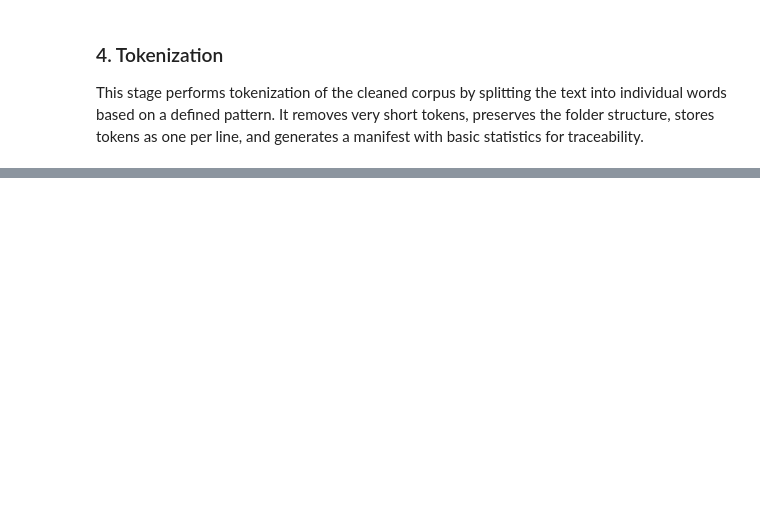
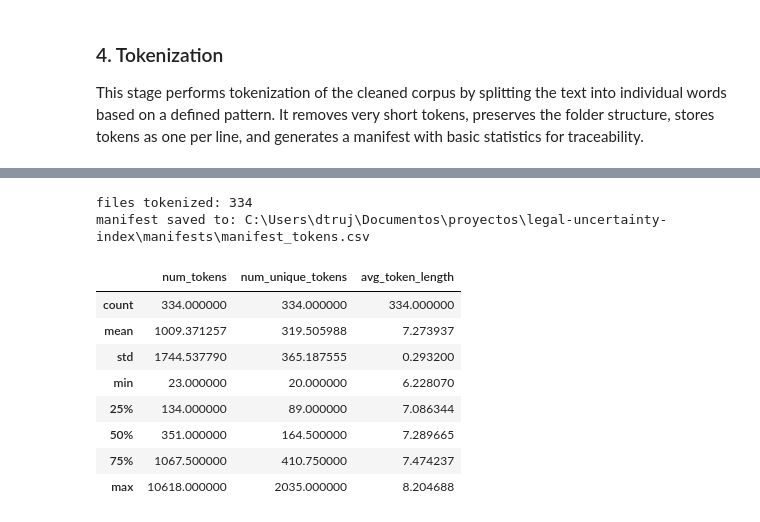
Before and after one commit to tbdorys/legal-uncertainty-index, a Jupyter notebook: notebooks/05_nlp_preprocessing.ipynb, the cells around one changed output, grey strips where cells are left out. Saved outputs shown, nothing was run; the diff lists cells and outputs as text; code cells hidden in the pictures; blank space fills up the shorter version.

```diff
--- a/notebooks/05_nlp_preprocessing.ipynb
+++ b/notebooks/05_nlp_preprocessing.ipynb
@@ -771,0 +736,73 @@ manifest saved to: C:\Users\dtruj\Documentos\proyectos\legal-uncertainty-index\m
+# %%
+# input from previous stage
+NLP_CLEAN_ROOT = CLEAN_ROOT / "nlp_clean"
+
+# output
+TOKENS_ROOT = CLEAN_ROOT / "tokens"
+TOKENS_ROOT.mkdir(parents=True, exist_ok=True)
+
+TOKENS_MANIFEST_PATH = MANIFEST_ROOT / "manifest_tokens.csv"
+
+# token pattern
+TOKEN_PATTERN = r"[a-zñ]+"
+
+def remove_accents(text: str) -> str:
+    return "".join(
+        char for char in unicodedata.normalize("NFD", text)
+        if unicodedata.category(char) != "Mn"
+    )
+
+def tokenize_text(text: str):
+    text = text.lower()
+    text = remove_accents(text)
+    tokens = re.findall(TOKEN_PATTERN, text)
+
+    # remove very short tokens
+    tokens = [t for t in tokens if len(t) > 2]
+
+    return tokens
+
+# processing
+rows = []
+
+nlp_clean_files = sorted(NLP_CLEAN_ROOT.rglob("*.txt"))
+
+for txt_path in nlp_clean_files:
+    rel_path = txt_path.relative_to(NLP_CLEAN_ROOT)
+    out_path = TOKENS_ROOT / rel_path.with_suffix(".txt")
+    out_path.parent.mkdir(parents=True, exist_ok=True)
+
+    text = txt_path.read_text(encoding="utf-8", errors="ignore")
+    tokens = tokenize_text(text)
+
+    # save tokens (one per line)
+    out_path.write_text("\n".join(tokens), encoding="utf-8")
+
+    rows.append({
+        "input_file": str(txt_path),
+        "output_file": str(out_path),
+        "num_tokens": len(tokens),
+        "num_unique_tokens": len(set(tokens)),
+        "avg_token_length": sum(len(t) for t in tokens) / len(tokens) if tokens else 0,
+        "status": "ok"
+    })
+
+df_tokens = pd.DataFrame(rows)
+df_tokens.to_csv(TOKENS_MANIFEST_PATH, index=False, encoding="utf-8")
+
+print("files tokenized:", len(df_tokens))
+print("manifest saved to:", TOKENS_MANIFEST_PATH)
+
+display(df_tokens[["num_tokens", "num_unique_tokens", "avg_token_length"]].describe())
+# %% [output]
+files tokenized: 334
+manifest saved to: C:\Users\dtruj\Documentos\proyectos\legal-uncertainty-index\manifests\manifest_tokens.csv
+|  | num_tokens | num_unique_tokens | avg_token_length |
+| count | 334.000000 | 334.000000 | 334.000000 |
+| mean | 1009.371257 | 319.505988 | 7.273937 |
+| std | 1744.537790 | 365.187555 | 0.293200 |
+| min | 23.000000 | 20.000000 | 6.228070 |
+| 25% | 134.000000 | 89.000000 | 7.086344 |
+| 50% | 351.000000 | 164.500000 | 7.289665 |
+| 75% | 1067.500000 | 410.750000 | 7.474237 |
+| max | 10618.000000 | 2035.000000 | 8.204688 |
```
Also changed, not shown: parts of 8 cells of this notebook.
